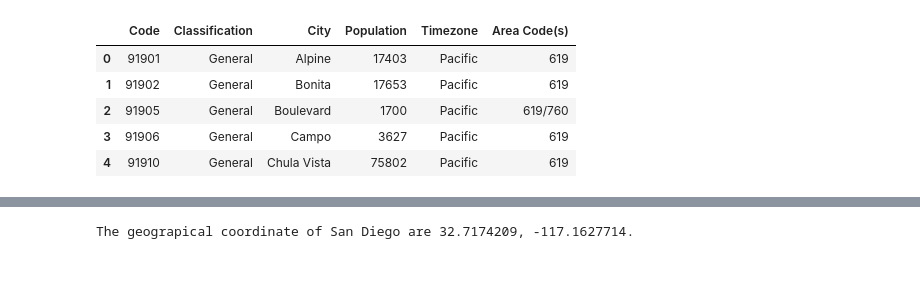
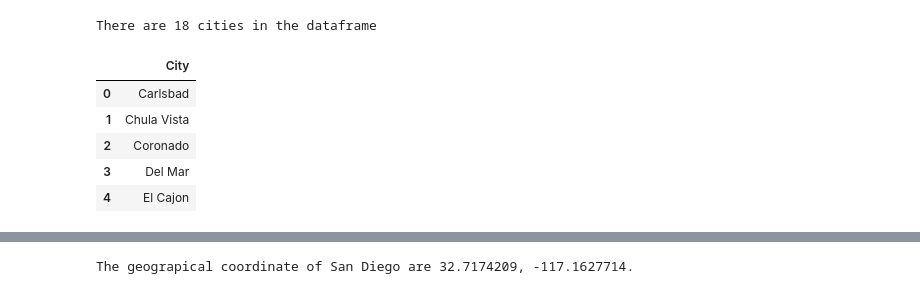
Before and after one commit to jbizzlefoshizzle/IBM_Capstone_Project, a Jupyter notebook: San Diego Notebook.ipynb, the cells around one changed output, grey strips where cells are left out. Drawn from its saved outputs; the diff is of its cells as text; code cells hidden in the pictures.

```diff
--- a/San Diego Notebook.ipynb
+++ b/San Diego Notebook.ipynb
@@ -50,16 +9,36 @@ Updated size of dataframe: 106 rows and 6 columns
-# %%
-# Dropping rows messed with the index. Time to unmess it up!
-df = website_data_df.reset_index(drop=True)
-df.rename(columns={"ZIP Code": "Code"}, inplace=True)
-
-df.head(5)
-# %% [output]
-|  | Code | Classification | City | Population | Timezone | Area Code(s) |
-| 0 | 91901 | General | Alpine | 17403 | Pacific | 619 |
-| 1 | 91902 | General | Bonita | 17653 | Pacific | 619 |
-| 2 | 91905 | General | Boulevard | 1700 | Pacific | 619/760 |
-| 3 | 91906 | General | Campo | 3627 | Pacific | 619 |
-| 4 | 91910 | General | Chula Vista | 75802 | Pacific | 619 |
+# %%
+html = "https://en.wikipedia.org/wiki/Category:Cities_in_San_Diego_County,_California"
+contents = requests.get(html).text
+
+soup = BeautifulSoup(contents, 'html.parser')
+# Empty list to append cities
+city_list = []
+
+# # Need to parse through DOM to know which table to scrape
+for row in soup.find_all("div", class_="mw-category")[1].findAll("li"):
+    city_list.append(row.text)
+
+
+city_list
+df1 = pd.DataFrame({"City": city_list})
+# All outputs are of the form 'City_Name, Californa'
+# Only want city names!
+df1["City"] = df1["City"].str.split(",").str[0]
+
+num_cities = df1.shape[0]
+
+print("")
+print(f'There are {num_cities} cities in the dataframe')
+print("")
+df1.head()
+# %% [output]
+There are 18 cities in the dataframe
+|  | City |
+| 0 | Carlsbad |
+| 1 | Chula Vista |
+| 2 | Coronado |
+| 3 | Del Mar |
+| 4 | El Cajon |
 # %%
 import geopy
 from geopy.geocoders import  Nominatim
```
Also changed, not shown: parts of 18 cells of this notebook.
